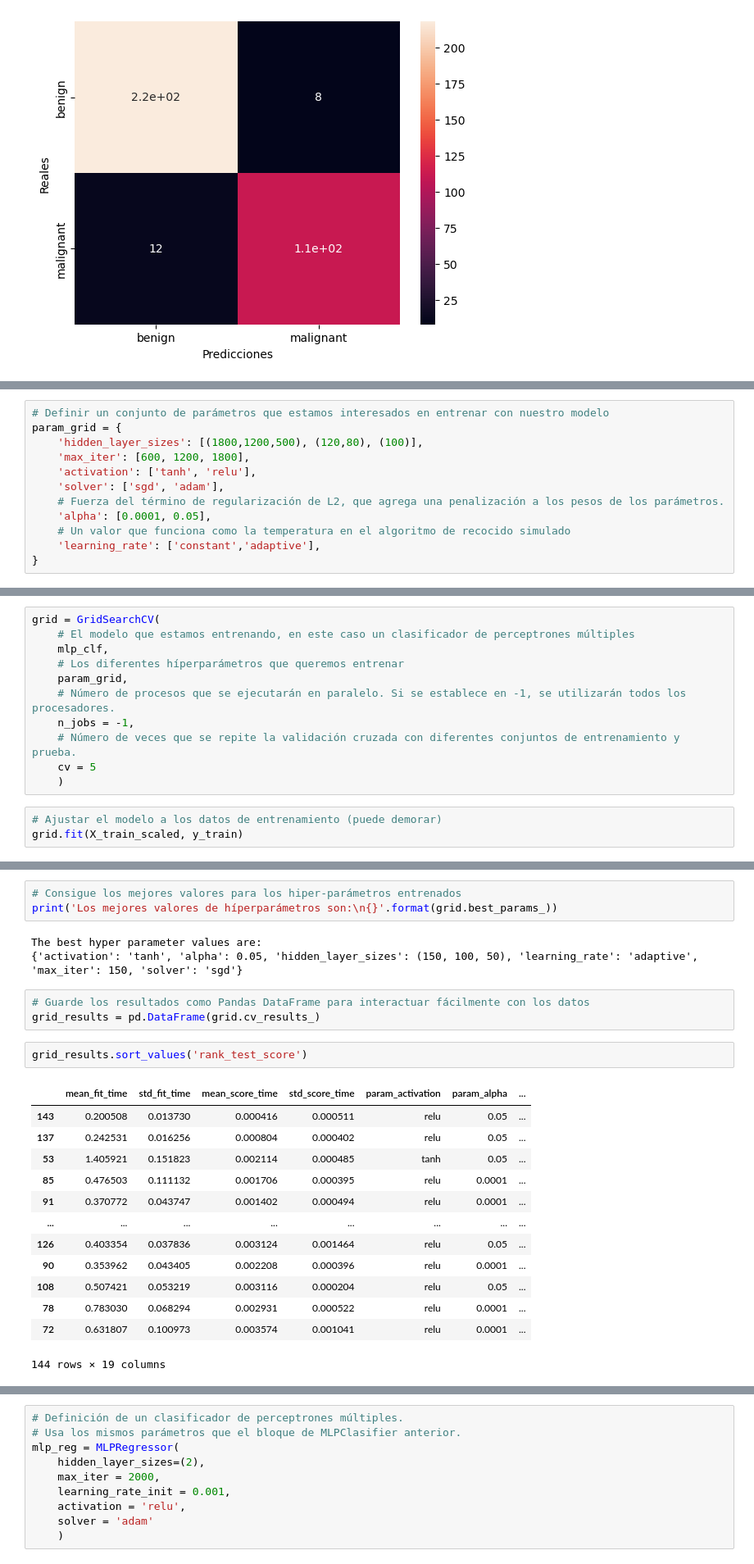
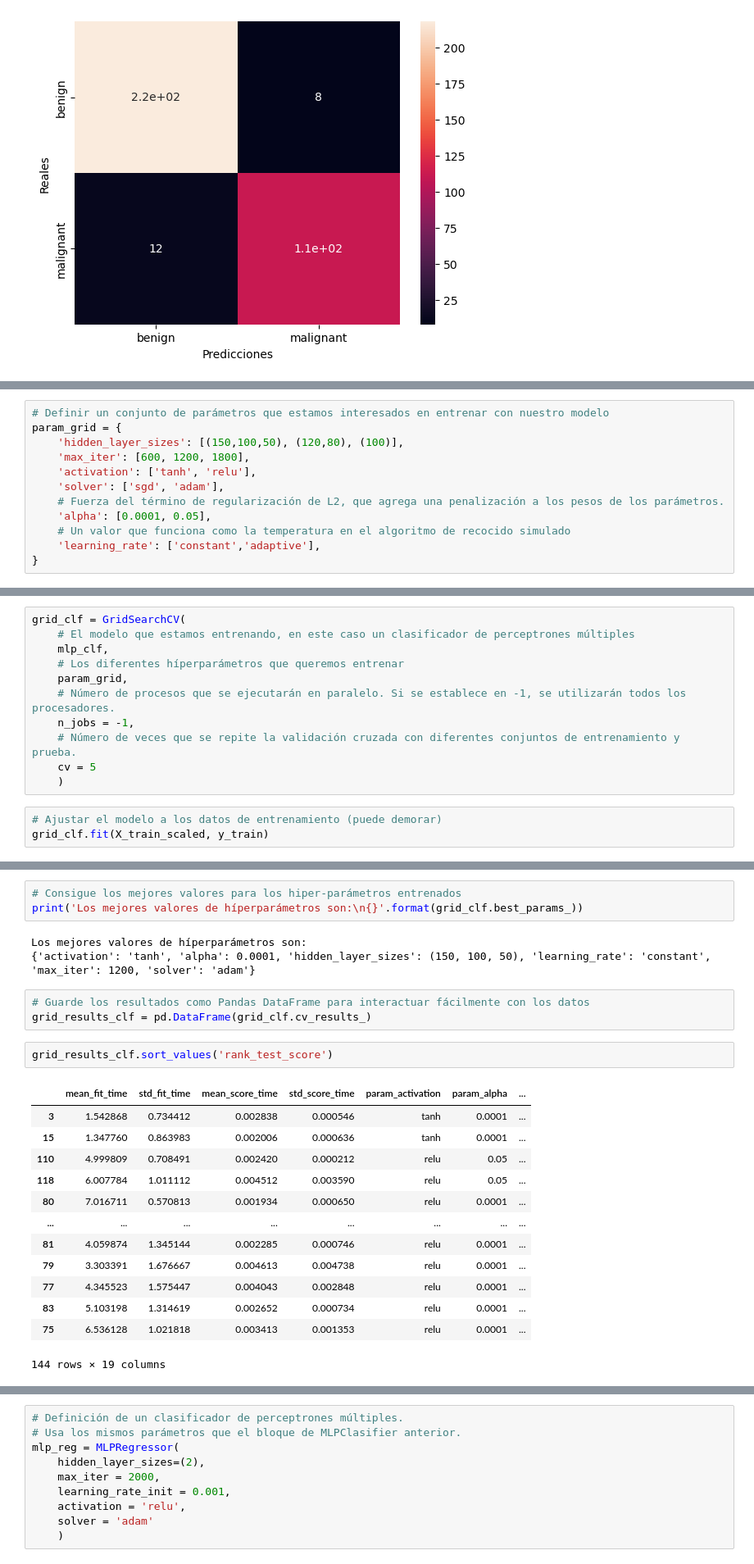
Before and after one commit to saramirandaa/RedesNeuronales, a Jupyter notebook: Entregables/neuralnetwork.ipynb, the cells around one changed output, grey strips where cells are left out. Shown at 82% size. Drawn from its saved outputs; the diff is of its cells as text.

```diff
--- a/Entregables/neuralnetwork.ipynb
+++ b/Entregables/neuralnetwork.ipynb
@@ -334,7 +377,7 @@ Name: classd, dtype: object
 # %%
 # Definir un conjunto de parámetros que estamos interesados en entrenar con nuestro modelo
 param_grid = {
-    'hidden_layer_sizes': [(1800,1200,500), (120,80), (100)],
+    'hidden_layer_sizes': [(150,100,50), (120,80), (100)],
     'max_iter': [600, 1200, 1800],
     'activation': ['tanh', 'relu'],
     'solver': ['sgd', 'adam'],
@@ -346,5 +391,5 @@ param_grid = {
 # %%
-grid = GridSearchCV(
+grid_clf = GridSearchCV(
     # El modelo que estamos entrenando, en este caso un clasificador de perceptrones múltiples
     mlp_clf,
     # Los diferentes híperparámetros que queremos entrenar
@@ -356,4 +401,4 @@ grid = GridSearchCV(
     )
 # %%
 # Ajustar el modelo a los datos de entrenamiento (puede demorar)
-grid.fit(X_train_scaled, y_train)
+grid_clf.fit(X_train_scaled, y_train)
@@ -362,27 +414,27 @@ grid.fit(X_train_scaled, y_train)
 # %%
 # Consigue los mejores valores para los hiper-parámetros entrenados
-print('Los mejores valores de híperparámetros son:\n{}'.format(grid.best_params_))
+print('Los mejores valores de híperparámetros son:\n{}'.format(grid_clf.best_params_))
 # %% [output]
-The best hyper parameter values are:
-{'activation': 'tanh', 'alpha': 0.05, 'hidden_layer_sizes': (150, 100, 50), 'learning_rate': 'adaptive', 'max_iter': 150, 'solver': 'sgd'}
+Los mejores valores de híperparámetros son:
+{'activation': 'tanh', 'alpha': 0.0001, 'hidden_layer_sizes': (150, 100, 50), 'learning_rate': 'constant', 'max_iter': 1200, 'solver': 'adam'}
 # %%
 # Guarde los resultados como Pandas DataFrame para interactuar fácilmente con los datos
-grid_results = pd.DataFrame(grid.cv_results_)
+grid_results_clf = pd.DataFrame(grid_clf.cv_results_)
 # %%
-grid_results.sort_values('rank_test_score')
+grid_results_clf.sort_values('rank_test_score')
 # %% [output]
 |  | mean_fit_time | std_fit_time | mean_score_time | std_score_time | param_activation | param_alpha | ... |
-| 143 | 0.200508 | 0.013730 | 0.000416 | 0.000511 | relu | 0.05 | ... |
-| 137 | 0.242531 | 0.016256 | 0.000804 | 0.000402 | relu | 0.05 | ... |
-| 53 | 1.405921 | 0.151823 | 0.002114 | 0.000485 | tanh | 0.05 | ... |
-| 85 | 0.476503 | 0.111132 | 0.001706 | 0.000395 | relu | 0.0001 | ... |
-| 91 | 0.370772 | 0.043747 | 0.001402 | 0.000494 | relu | 0.0001 | ... |
+| 3 | 1.542868 | 0.734412 | 0.002838 | 0.000546 | tanh | 0.0001 | ... |
+| 15 | 1.347760 | 0.863983 | 0.002006 | 0.000636 | tanh | 0.0001 | ... |
+| 110 | 4.999809 | 0.708491 | 0.002420 | 0.000212 | relu | 0.05 | ... |
+| 118 | 6.007784 | 1.011112 | 0.004512 | 0.003590 | relu | 0.05 | ... |
+| 80 | 7.016711 | 0.570813 | 0.001934 | 0.000650 | relu | 0.0001 | ... |
 | ... | ... | ... | ... | ... | ... | ... | ... |
-| 126 | 0.403354 | 0.037836 | 0.003124 | 0.001464 | relu | 0.05 | ... |
-| 90 | 0.353962 | 0.043405 | 0.002208 | 0.000396 | relu | 0.0001 | ... |
-| 108 | 0.507421 | 0.053219 | 0.003116 | 0.000204 | relu | 0.05 | ... |
-| 78 | 0.783030 | 0.068294 | 0.002931 | 0.000522 | relu | 0.0001 | ... |
-| 72 | 0.631807 | 0.100973 | 0.003574 | 0.001041 | relu | 0.0001 | ... |
+| 81 | 4.059874 | 1.345144 | 0.002285 | 0.000746 | relu | 0.0001 | ... |
+| 79 | 3.303391 | 1.676667 | 0.004613 | 0.004738 | relu | 0.0001 | ... |
+| 77 | 4.345523 | 1.575447 | 0.004043 | 0.002848 | relu | 0.0001 | ... |
+| 83 | 5.103198 | 1.314619 | 0.002652 | 0.000734 | relu | 0.0001 | ... |
+| 75 | 6.536128 | 1.021818 | 0.003413 | 0.001353 | relu | 0.0001 | ... |
 144 rows × 19 columns
 # %%
 # Generar un codificador directo
```
Also changed, not shown: parts of 71 cells of this notebook.
